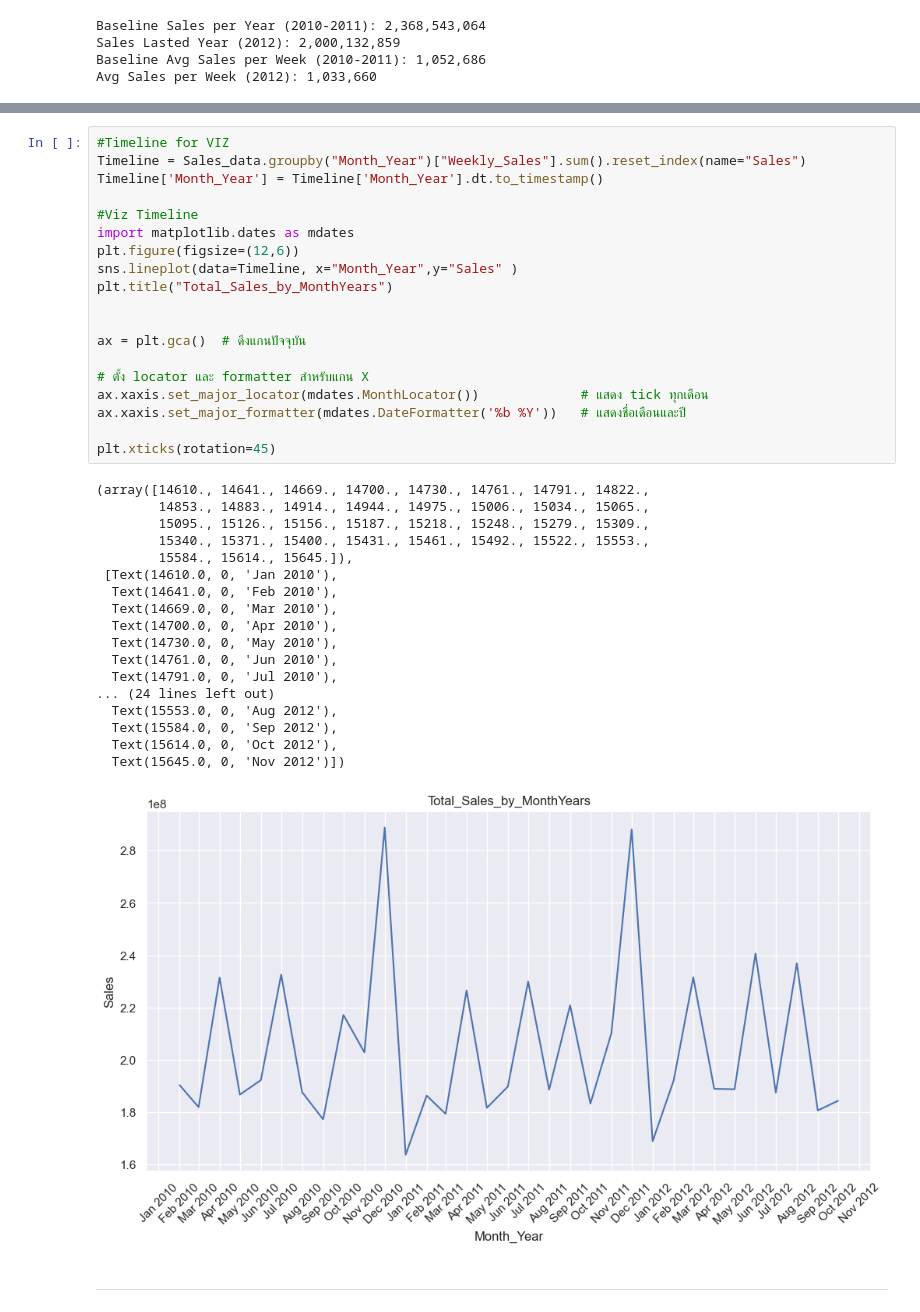
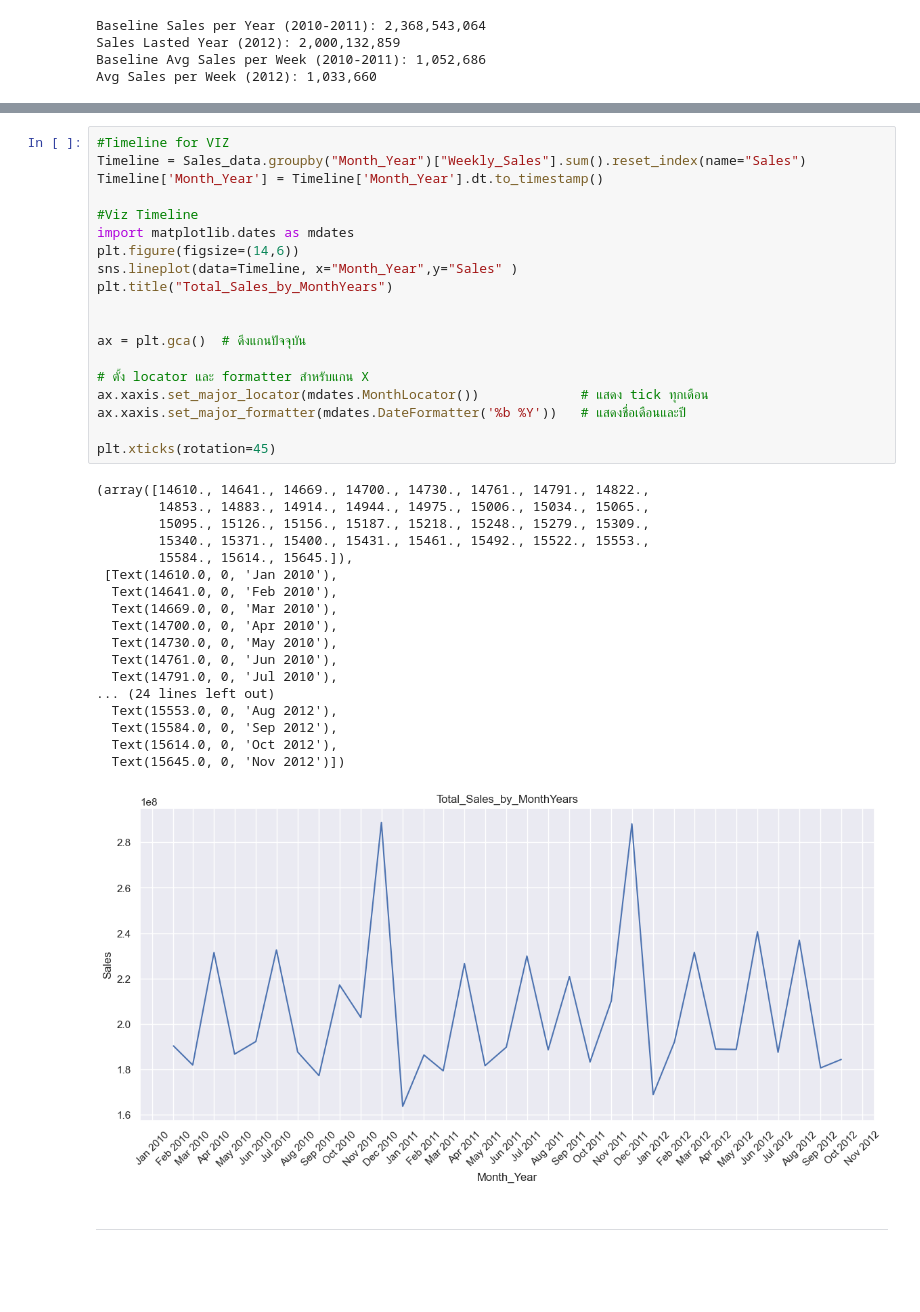
Before and after one commit to Nattachot/Warmart-Sales-Analysis, a Jupyter notebook: Notebook/Warmart_Analysis.ipynb, the cells around one changed output, grey strips where cells are left out. Drawn from its saved outputs; the diff is of its cells as text; blank space fills up the shorter version.

```diff
--- a/Notebook/Warmart_Analysis.ipynb
+++ b/Notebook/Warmart_Analysis.ipynb
@@ -217,37 +218,37 @@ Timeline['Month_Year'] = Timeline['Month_Year'].dt.to_timestamp()
 
 #Viz Timeline
 import matplotlib.dates as mdates
-plt.figure(figsize=(12,6))
+plt.figure(figsize=(14,6))
 sns.lineplot(data=Timeline, x="Month_Year",y="Sales" )
 plt.title("Total_Sales_by_MonthYears")
 
 
 ax = plt.gca()  # ดึงแกนปัจจุบัน
 
 # ตั้ง locator และ formatter สำหรับแกน X
 ax.xaxis.set_major_locator(mdates.MonthLocator())             # แสดง tick ทุกเดือน
 ax.xaxis.set_major_formatter(mdates.DateFormatter('%b %Y'))   # แสดงชื่อเดือนและปี
 
 plt.xticks(rotation=45)
 # %% [output]
 (array([14610., 14641., 14669., 14700., 14730., 14761., 14791., 14822.,
         14853., 14883., 14914., 14944., 14975., 15006., 15034., 15065.,
         15095., 15126., 15156., 15187., 15218., 15248., 15279., 15309.,
         15340., 15371., 15400., 15431., 15461., 15492., 15522., 15553.,
         15584., 15614., 15645.]),
  [Text(14610.0, 0, 'Jan 2010'),
   Text(14641.0, 0, 'Feb 2010'),
   Text(14669.0, 0, 'Mar 2010'),
   Text(14700.0, 0, 'Apr 2010'),
   Text(14730.0, 0, 'May 2010'),
   Text(14761.0, 0, 'Jun 2010'),
   Text(14791.0, 0, 'Jul 2010'),
 ... (24 lines left out)
   Text(15553.0, 0, 'Aug 2012'),
   Text(15584.0, 0, 'Sep 2012'),
   Text(15614.0, 0, 'Oct 2012'),
   Text(15645.0, 0, 'Nov 2012')])
-[figure, old version]
+[figure, new version]
 # %% [markdown]
 ---
 # %% [markdown]
```
Also changed, not shown: parts of 1 cell of this notebook, 3 other files.
